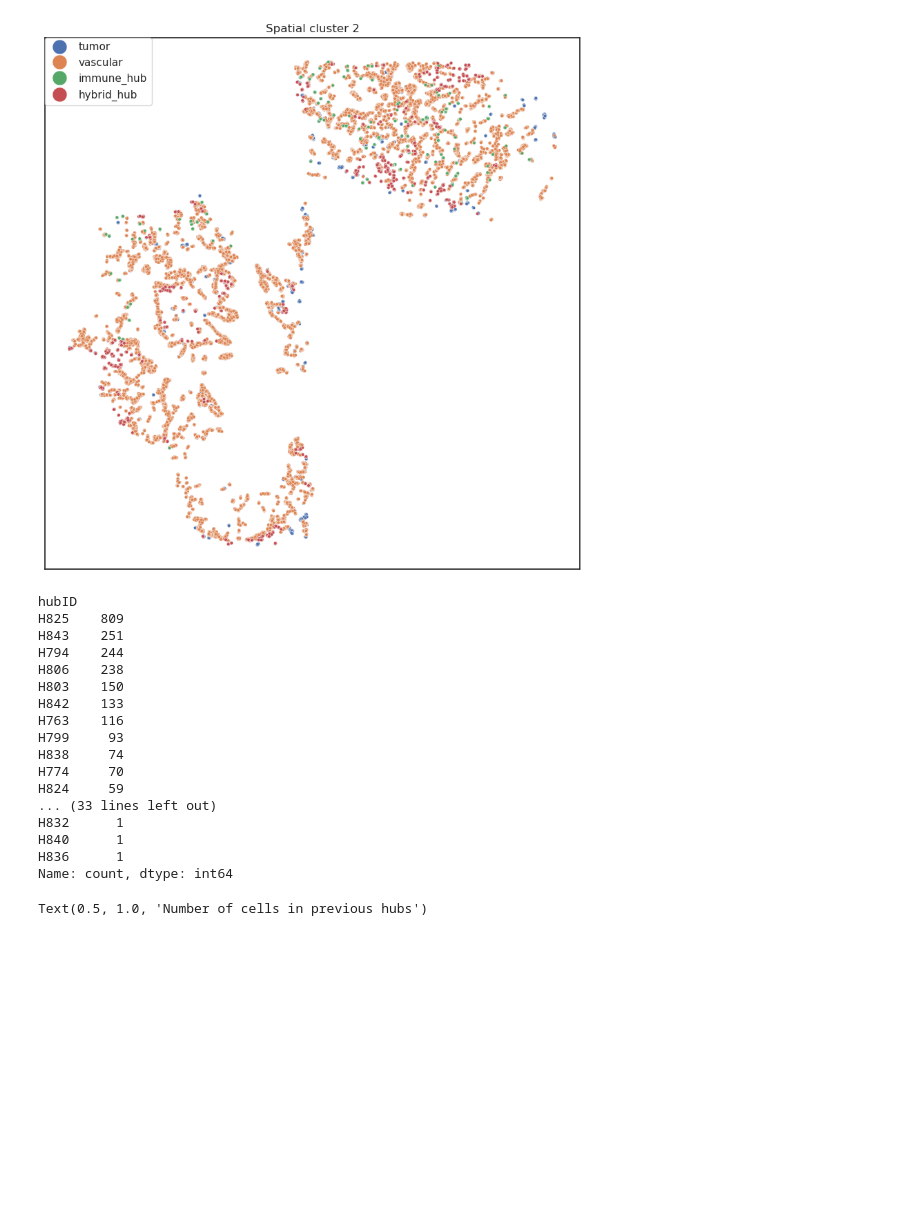
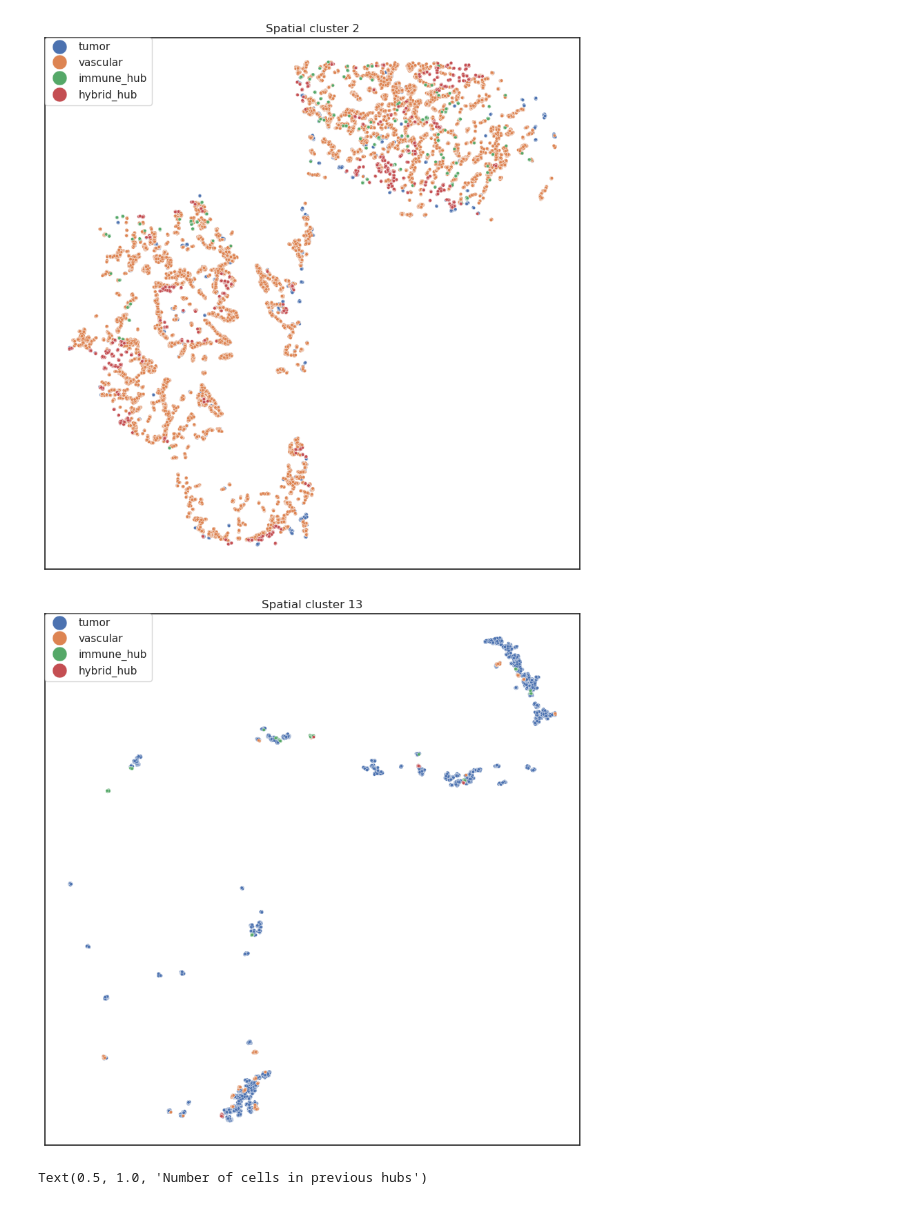
Before and after one commit to vyktran/rotation, a Jupyter notebook: cygnus validation 2.ipynb, the cells around one changed output. Saved outputs shown, nothing was run; the diff lists cells and outputs as text; code cells hidden in the pictures; blank space fills up the shorter version.

```diff
--- a/cygnus validation 2.ipynb
+++ b/cygnus validation 2.ipynb
@@ -187,25 +187,15 @@ plt.savefig('outputs/p1_cluster2.png')
 # %%
 # Get a hybrid hub from the previous tile classification
 # %%
-cl6[cl6['hubType']=='hybrid_hub'].hubID.value_counts()
+clust = 13
+cl = df[df['spatial_cluster']==clust]
+sns.set_theme(rc={'figure.figsize':(10,10)}, style="white")
+
+plot_tile(cl, title='Spatial cluster {}'.format(clust), by_type='hubType', size=10, alpha=1, \
+          box_anchor=(0,1), legend_marker_size=15)
+plt.savefig('outputs/p1_cluster{}.png'.format(clust))
 # %% [output]
-hubID
-H825    809
-H843    251
-H794    244
-H806    238
-H803    150
-H842    133
-H763    116
-H799     93
-H838     74
-H774     70
-H824     59
-... (33 lines left out)
-H832      1
-H840      1
-H836      1
-Name: count, dtype: int64
+[figure, added]
 # %%
 plt.hist(df.hubID.value_counts())
 plt.title('Number of cells in previous hubs')
```
Also changed, not shown: 4 other files.
